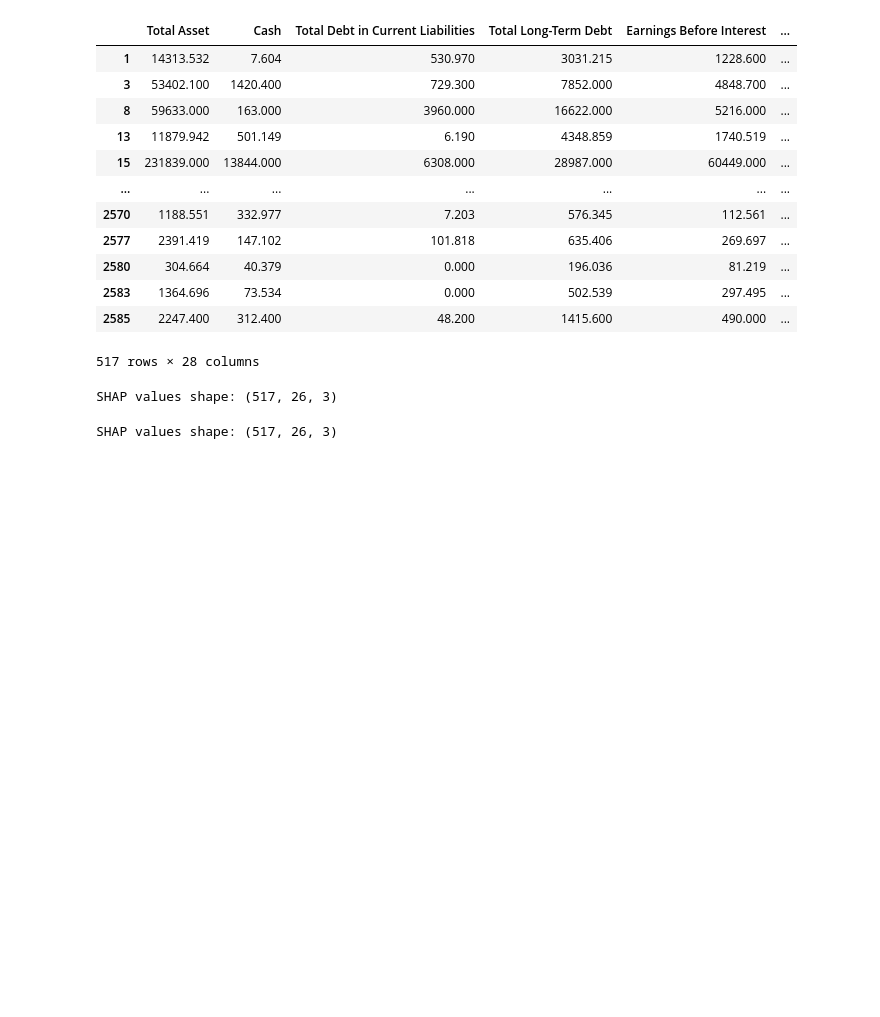
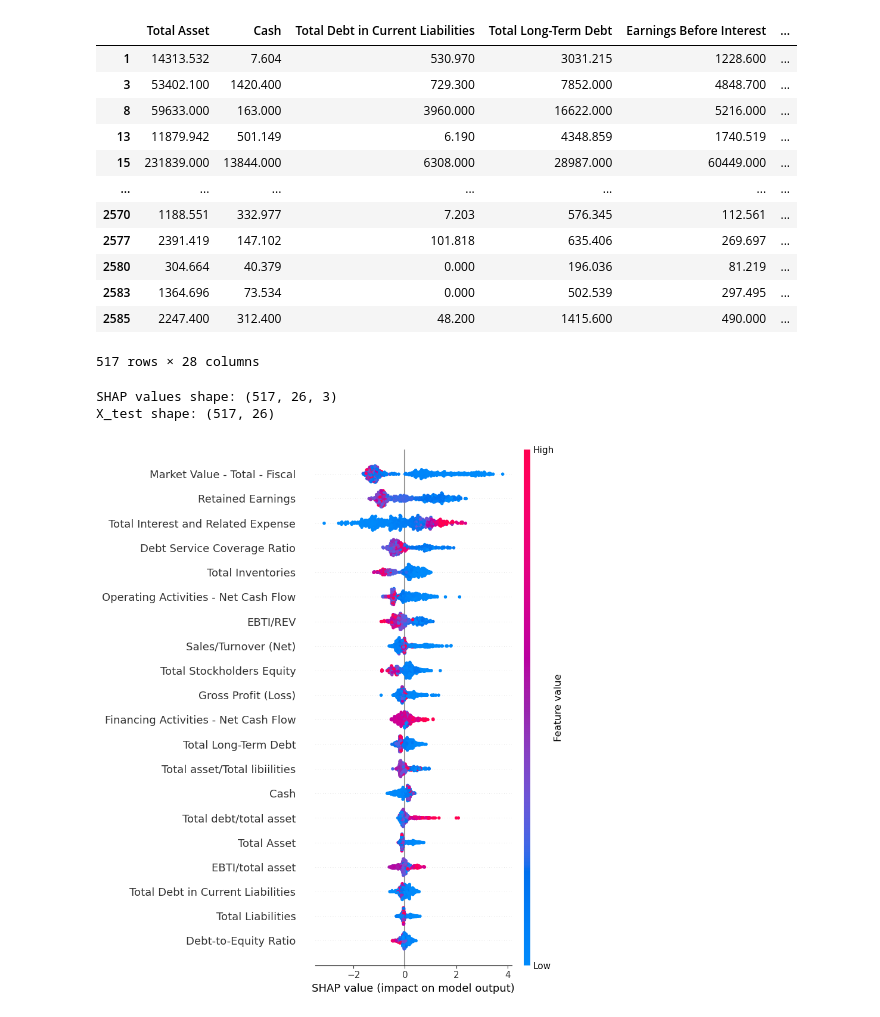
Before and after one commit to Y21E14/CreditRiskAnalysisApp, a Jupyter notebook: Python Codes/FYP XG Boost with XAI Integration (Jenny & Charenya).ipynb, the cells around one changed output. Cells and saved outputs as stored; diff of their text form; code cells hidden in the pictures; blank space fills up the shorter version.

```diff
--- a/Python Codes/FYP XG Boost with XAI Integration (Jenny & Charenya).ipynb
+++ b/Python Codes/FYP XG Boost with XAI Integration (Jenny & Charenya).ipynb
@@ -341,20 +339,39 @@ Final output data shape: (517, 28)
 # %%
 import shap
 
-# Assuming you have a trained model and test data
+# using trained model and test data
 explainer = shap.Explainer(model, X_train)
 shap_values = explainer(X_test)
 
 print("SHAP values shape:", shap_values.shape)
-
-
-#print("X_test shape:", X_test.shape)
-#print("SHAP values shape:", shap_values.shape)
+print("X_test shape:", X_test.shape)
 # %% [output]
 SHAP values shape: (517, 26, 3)
+X_test shape: (517, 26)
 # %%
 X_test = X_test.reset_index(drop=True)
-# %%
-print("SHAP values shape:", shap_values.values.shape)
-# %% [output]
-SHAP values shape: (517, 26, 3)
+# %%
+#Generate SHAP Summary Plot
+def generate_shap_summary_plot():
+    # Ensure X_test is a Pandas DataFrame
+    if isinstance(X_test, np.ndarray):
+        X_test_df = pd.DataFrame(X_test, columns=model.get_booster().feature_names)
+    elif isinstance(X_test, pd.DataFrame):
+        X_test_df = X_test
+    else:
+        raise TypeError("X_test must be a Pandas DataFrame or NumPy array.")
+
+    # Select SHAP values for a specific class (e.g., class 0)
+    shap_values_for_class = shap_values[..., 0]  # Use class 0 (can be adjusted as needed)
+
+    #Display SHAP summary plot interactivity in  Jupyter Notebook
+    shap.summary_plot(shap_values_for_class, X_test_df, show=True)
+
+    #Save the summary plit as an image
+    plt.savefig("shap_summary_plot.png", dpi=300, bbox_inches="tight")
+    plt.close()
+
+# Run the function
+generate_shap_summary_plot()
+# %% [output]
+[figure, added]
```
Also changed, not shown: parts of 6 cells of this notebook, 4 other files.
